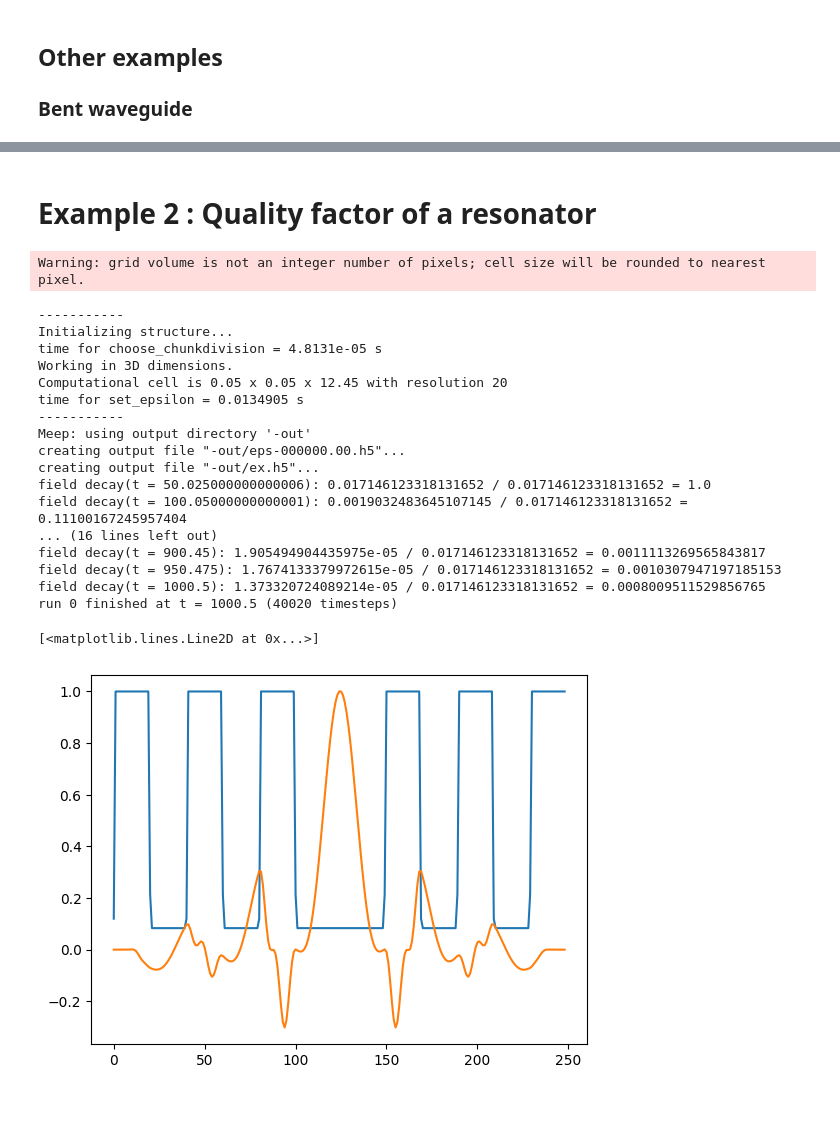
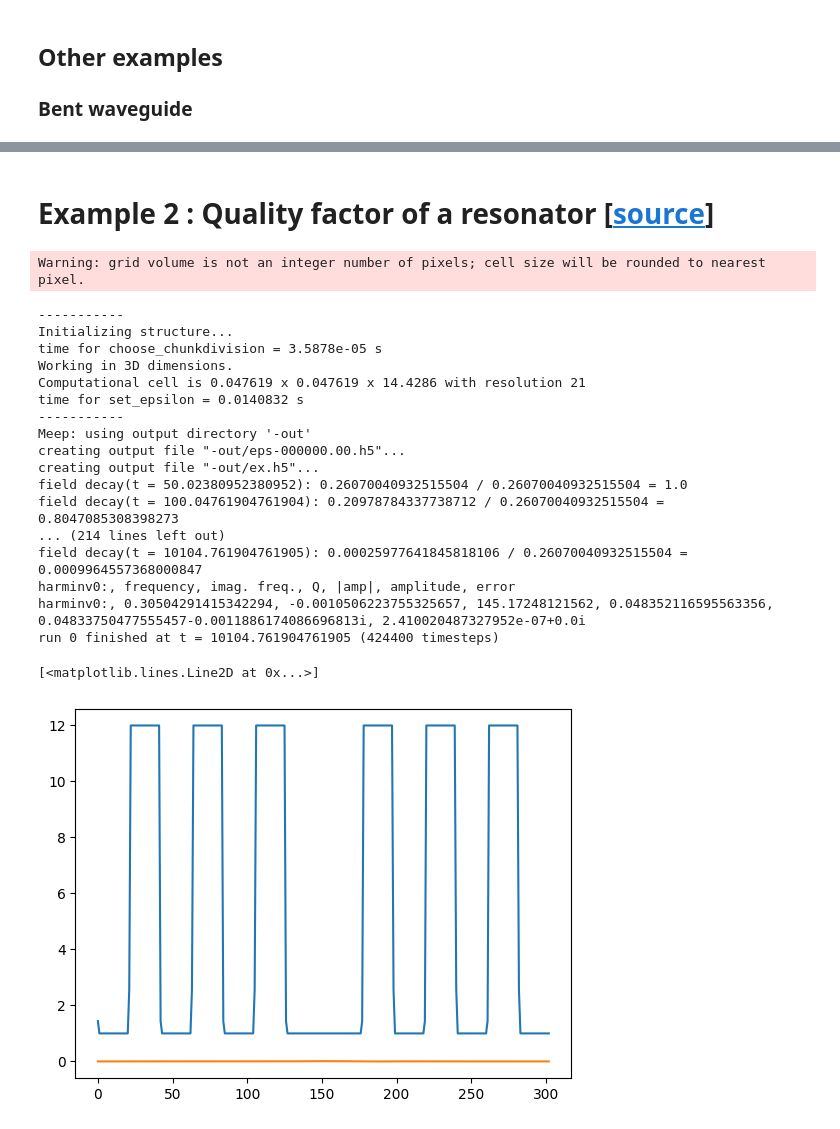
Before and after one commit to MechanicalPenguin225/quandelight, a Jupyter notebook: notebooks/discovering_meep.ipynb, the cells around one changed output, grey strips where cells are left out. Cells and saved outputs as stored; diff of their text form; code cells hidden in the pictures.

```diff
--- a/notebooks/discovering_meep.ipynb
+++ b/notebooks/discovering_meep.ipynb
@@ -297,7 +297,7 @@ creating output file "-out/eps-000000.00.h5"...
 run 0 finished at t = 200.0 (4000 timesteps)
 [figure]
 # %% [markdown]
-# Example 2 : Quality factor of a resonator
+# Example 2 : Quality factor of a resonator \[[source](https://meep.readthedocs.io/en/latest/C%2B%2B_Tutorial/#computing-the-quality-factor-of-a-resonator)\]
 # %%
 eps1 = 12
 eps2 = 1
@@ -309,8 +309,8 @@ s1 = np.sqrt(eps1)
 s2 = np.sqrt(eps2)
 
 half_cavity_width = d2
-N = 5
-resolution = 20
+N = 6
+resolution = 21
 
 omega = (s1 + s2)/(4*s1*s2)
 
@@ -350,43 +350,44 @@ sim.use_output_directory()
 vals = []
 
 def get_slice(sim):
-    vals.append(sim.get_array(center=mp.Vector3(), size=cell, component=mp.Ex))
+    vals.append(mp.Harminv())
 
 
-pt = mp.Vector3(0, 0, z_center - pml_thickness - 0.1)
-
+pt = mp.Vector3(0, 0, 0.1)
+harminv_instance = mp.Harminv(mp.Ex, pt, fcen = omega, df = 0.4*omega)
 
 sim.run(mp.at_beginning(mp.output_epsilon),  # only output epsilon at the first time step by wrapping the `mp.output_epsilon` call inside `mp.at_beginning`
         mp.to_appended("ex", mp.at_every(0.1, mp.output_efield_x)), # output Ez every 0.6 timestep in the same way
-        mp.at_every(0.1, get_slice),
+        mp.after_sources(harminv_instance), #mp.at_every(0.1, get_slice),
+        #until=400)
         until_after_sources=mp.stop_when_fields_decayed(50, mp.Ex, pt, 1e-3))
 # %% [output]
 Warning: grid volume is not an integer number of pixels; cell size will be rounded to nearest pixel.
 -----------
 Initializing structure...
-time for choose_chunkdivision = 4.8131e-05 s
+time for choose_chunkdivision = 3.5878e-05 s
 Working in 3D dimensions.
-Computational cell is 0.05 x 0.05 x 12.45 with resolution 20
-time for set_epsilon = 0.0134905 s
+Computational cell is 0.047619 x 0.047619 x 14.4286 with resolution 21
+time for set_epsilon = 0.0140832 s
 -----------
 Meep: using output directory '-out'
 creating output file "-out/eps-000000.00.h5"...
 creating output file "-out/ex.h5"...
-field decay(t = 50.025000000000006): 0.017146123318131652 / 0.017146123318131652 = 1.0
-field decay(t = 100.05000000000001): 0.0019032483645107145 / 0.017146123318131652 = 0.11100167245957404
-... (16 lines left out)
-field decay(t = 900.45): 1.905494904435975e-05 / 0.017146123318131652 = 0.0011113269565843817
-field decay(t = 950.475): 1.7674133379972615e-05 / 0.017146123318131652 = 0.0010307947197185153
-field decay(t = 1000.5): 1.373320724089214e-05 / 0.017146123318131652 = 0.0008009511529856765
-run 0 finished at t = 1000.5 (40020 timesteps)
+field decay(t = 50.02380952380952): 0.26070040932515504 / 0.26070040932515504 = 1.0
+field decay(t = 100.04761904761904): 0.20978784337738712 / 0.26070040932515504 = 0.8047085308398273
+... (214 lines left out)
+field decay(t = 10104.761904761905): 0.00025977641845818106 / 0.26070040932515504 = 0.0009964557368000847
+harminv0:, frequency, imag. freq., Q, |amp|, amplitude, error
+harminv0:, 0.30504291415342294, -0.0010506223755325657, 145.17248121562, 0.048352116595563356, 0.04833750477555457-0.0011886174086696813i, 2.410020487327952e-07+0.0i
+run 0 finished at t = 10104.761904761905 (424400 timesteps)
 # %%
 eps_data = sim.get_array(center=mp.Vector3(), size=cell, component=mp.Dielectric)
 ex_data = sim.get_array(center=mp.Vector3(), size=cell, component=mp.Ex)
 
 
 
-plt.plot(eps_data/np.max(eps_data))
-plt.plot(ex_data/np.max(ex_data))
+plt.plot(eps_data)
+plt.plot(ex_data)
 # %% [output]
 [<matplotlib.lines.Line2D at 0x...>]
-[figure, old version]
+[figure, new version]
```
Also changed, not shown: parts of 8 cells of this notebook.
